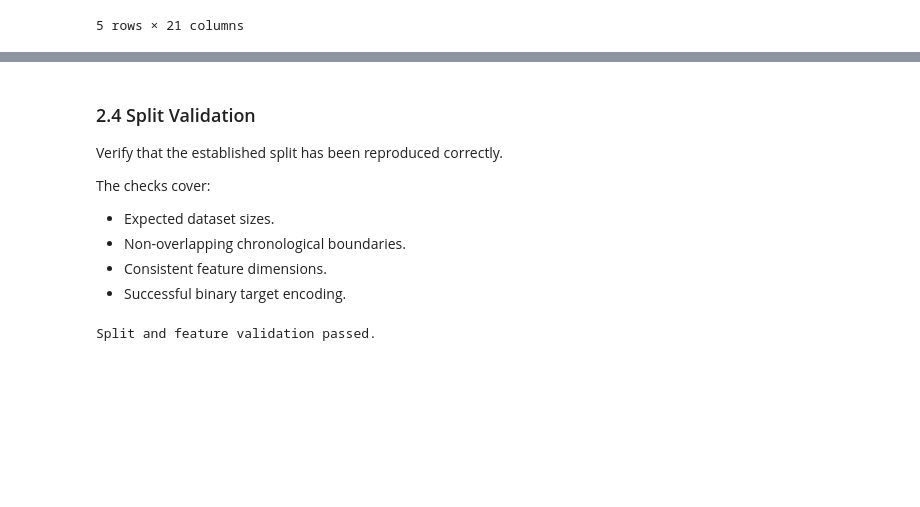
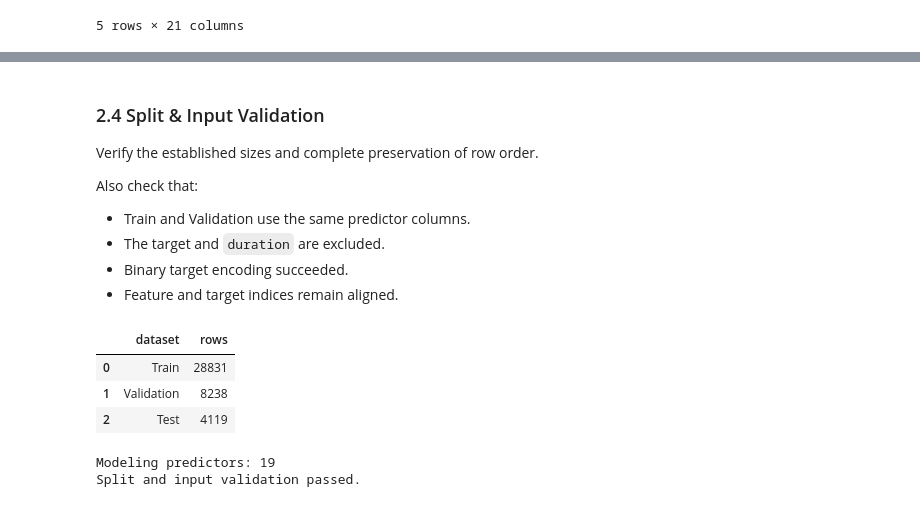
Before and after one commit to keonyoung00/bank-marketing-ml, a Jupyter notebook: notebooks/02-preprocessing.ipynb, the cells around one changed output, grey strips where cells are left out. Cells and saved outputs as stored; diff of their text form; code cells hidden in the pictures; blank space fills up the shorter version.

```diff
--- a/notebooks/02-preprocessing.ipynb
+++ b/notebooks/02-preprocessing.ipynb
@@ -176,34 +148,65 @@ modeling_features = [
 X_train = train_df[modeling_features].copy()
 X_valid = valid_df[modeling_features].copy()
 
-y_train = train_df[target].map({"no": 0, "yes": 1})
-y_valid = valid_df[target].map({"no": 0, "yes": 1})
+target_mapping = {"no": 0, "yes": 1}
+
+y_train = train_df[target].map(target_mapping)
+y_valid = valid_df[target].map(target_mapping)
 # %% [markdown]
-### 2.4 Split Validation
+### 2.4 Split & Input Validation
 
-Verify that the established split has been reproduced correctly.
+Verify the established sizes and complete preservation of row order.
 
-The checks cover:
+Also check that:
 
-- Expected dataset sizes.
-- Non-overlapping chronological boundaries.
-- Consistent feature dimensions.
-- Successful binary target encoding.
+- Train and Validation use the same predictor columns.
+- The target and `duration` are excluded.
+- Binary target encoding succeeded.
+- Feature and target indices remain aligned.
 # %%
-assert len(train_df) == 28_831
-assert len(valid_df) == 8_238
-assert len(test_df) == 4_119
+assert (
+    len(train_df),
+    len(valid_df),
+    len(test_df),
+) == (28_831, 8_238, 4_119)
 
-assert train_df.index.max() < valid_df.index.min()
-assert valid_df.index.max() < test_df.index.min()
+combined_index = pd.concat(
+    [train_df, valid_df, test_df]
+).index
 
-assert X_train.shape[1] == X_valid.shape[1] == 19
+assert combined_index.equals(df.index)
+
+assert len(modeling_features) == 19
+assert X_train.columns.equals(X_valid.columns)
+assert target not in X_train.columns
 assert "duration" not in X_train.columns
 
-assert y_train.notna().all()
-assert y_valid.notna().all()
+assert y_train.notna().all(), "Unexpected or missing Train target labels."
+assert y_valid.notna().all(), "Unexpected or missing Validation target labels."
 
-print("Split and feature validation passed.")
+assert X_train.index.equals(y_train.index)
+assert X_valid.index.equals(y_valid.index)
+
+split_summary = pd.DataFrame(
+    {
+        "dataset": ["Train", "Validation", "Test"],
+        "rows": [
+            len(train_df),
+            len(valid_df),
+            len(test_df),
+        ],
+    }
+)
+
+display(split_summary)
+
+print(f"Modeling predictors: {len(modeling_features)}")
+print("Split and input validation passed.")
 # %% [output]
+|  | dataset | rows |
+| 0 | Train | 28831 |
+| 1 | Validation | 8238 |
+| 2 | Test | 4119 |
-Split and feature validation passed.
+Modeling predictors: 19
+Split and input validation passed.
 # %% [markdown]
```
Also changed, not shown: parts of 36 cells of this notebook.
